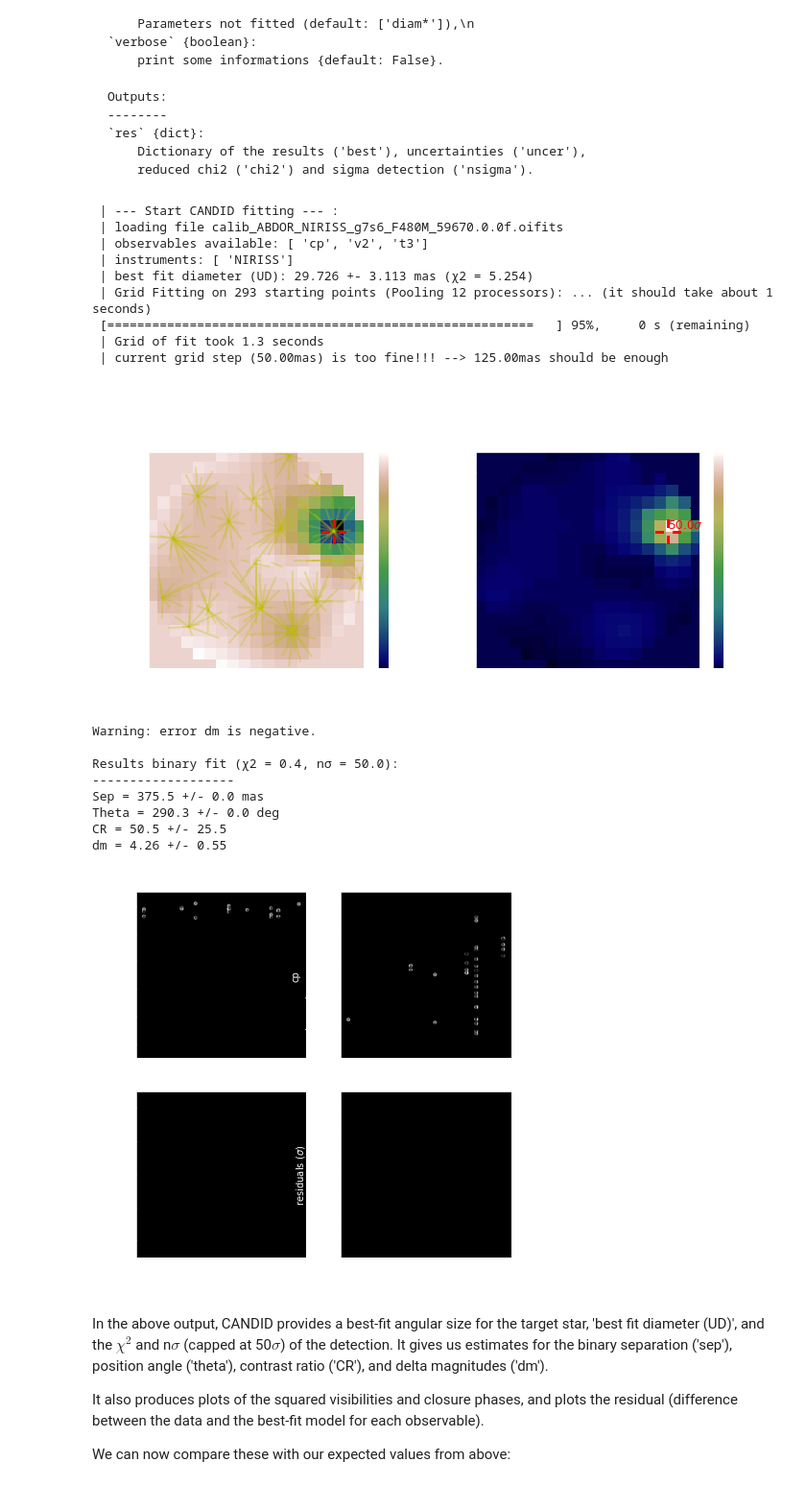
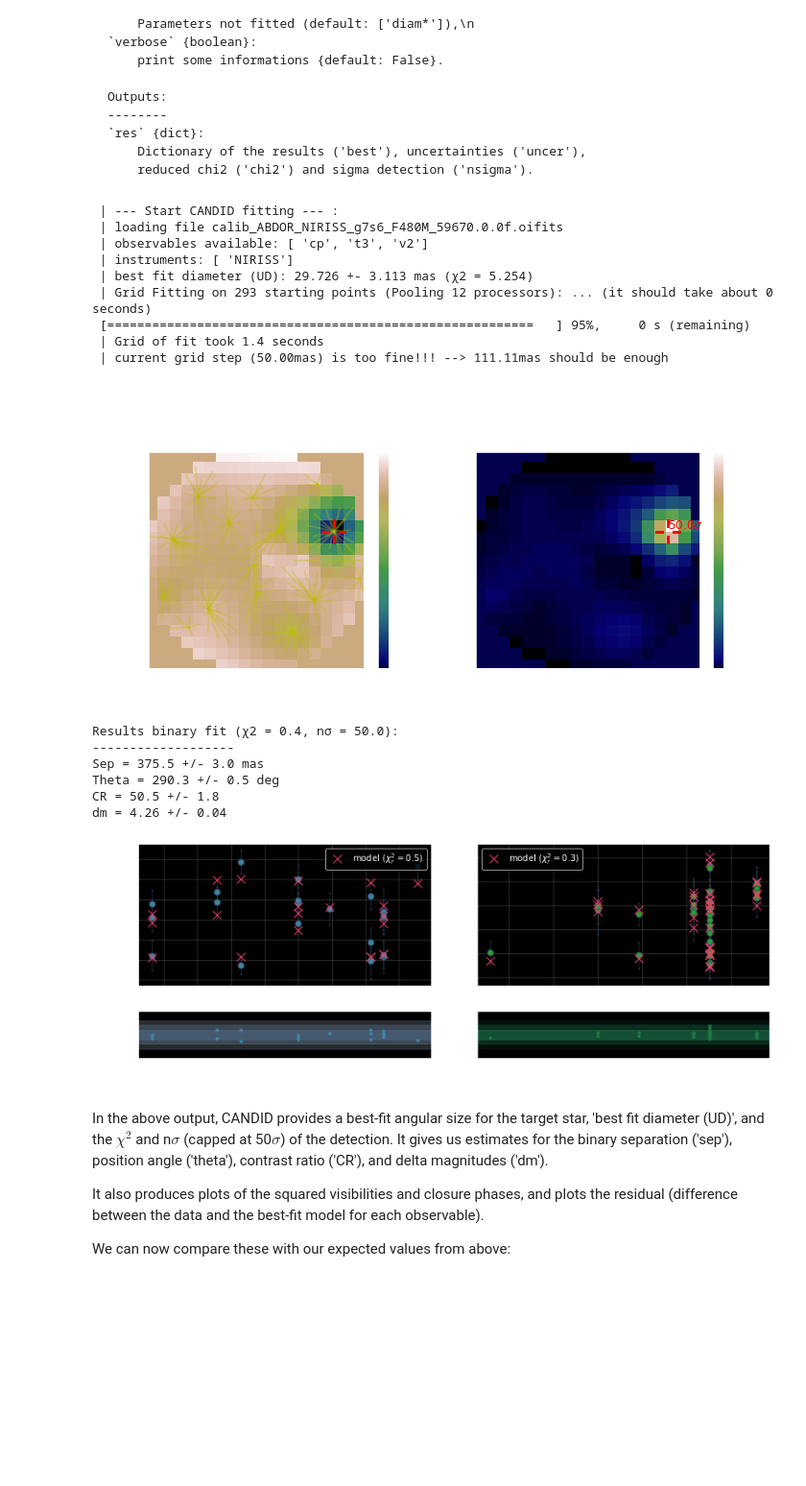
Before and after one commit to spacetelescope/dat_pyinthesky, a Jupyter notebook: jdat_notebooks/niriss_ami_binary/3_niriss_ami_binary.ipynb, the cells around one changed output. Shown: that part at 96% size. Drawn from its saved outputs; the diff is of its cells as text; code cells hidden in the pictures; blank space fills up the shorter version.

Commit message:
Change parameters fit, add new plot for data and fitted model.

```diff
--- a/jdat_notebooks/niriss_ami_binary/3_niriss_ami_binary.ipynb
+++ b/jdat_notebooks/niriss_ami_binary/3_niriss_ami_binary.ipynb
@@ -267,32 +275,33 @@ pipeline and the `CANDID` analysis package (https://github.com/amerand/CANDID).
 # %%
 # Set up parameters for the binary search grid
 param_candid = {'rmin': 10,  # inner radius of the grid
                 'rmax': 500,  # outer radius of the grid
                 'step': 50,  # grid sampling
                 'ncore': multiprocessing.cpu_count()  # core for multiprocessing
                 }
 # Perform the fit
-fit1 = amical.candid_grid(calib_oifits, **param_candid, diam=10, doNotFit=[])
+fit1 = amical.candid_grid(calib_oifits, **param_candid, diam=0, doNotFit=['diam*'])
+
+# plot the fitted model on data with residuals
+mod_v2, mod_cp, chi2 = amical.plot_model(calib_oifits, fit1['best'])
 # %% [output]
  | --- Start CANDID fitting --- :
  | loading file calib_ABDOR_NIRISS_g7s6_F480M_59670.0.0f.oifits
- | observables available: [ 'cp', 'v2', 't3']
+ | observables available: [ 'cp', 't3', 'v2']
  | instruments: [ 'NIRISS']
  | best fit diameter (UD): 29.726 +- 3.113 mas (χ2 = 5.254)
- | Grid Fitting on 293 starting points (Pooling 12 processors): ... (it should take about 1 seconds)
+ | Grid Fitting on 293 starting points (Pooling 12 processors): ... (it should take about 0 seconds)
  [=========================================================   ] 95%,     0 s (remaining)
- | Grid of fit took 1.3 seconds
- | current grid step (50.00mas) is too fine!!! --> 125.00mas should be enough
+ | Grid of fit took 1.4 seconds
+ | current grid step (50.00mas) is too fine!!! --> 111.11mas should be enough
-[figure, old version]
+[figure, new version]
-Warning: error dm is negative.
-
 Results binary fit (χ2 = 0.4, nσ = 50.0):
 -------------------
-Sep = 375.5 +/- 0.0 mas
-Theta = 290.3 +/- 0.0 deg
-CR = 50.5 +/- 25.5
-dm = 4.26 +/- 0.55
+Sep = 375.5 +/- 3.0 mas
+Theta = 290.3 +/- 0.5 deg
+CR = 50.5 +/- 1.8
+dm = 4.26 +/- 0.04
-[figure, old version]
+[figure, new version]
 # %% [markdown]
 In the above output, CANDID provides a best-fit angular size for the target star, 'best fit diameter (UD)', and the $\chi^2$ and n$\sigma$ (capped at 50$\sigma$) of the detection. It gives us estimates for the binary separation ('sep'), position angle ('theta'), contrast ratio ('CR'), and delta magnitudes ('dm').
 
```
Also changed, not shown: parts of 4 cells of this notebook.
